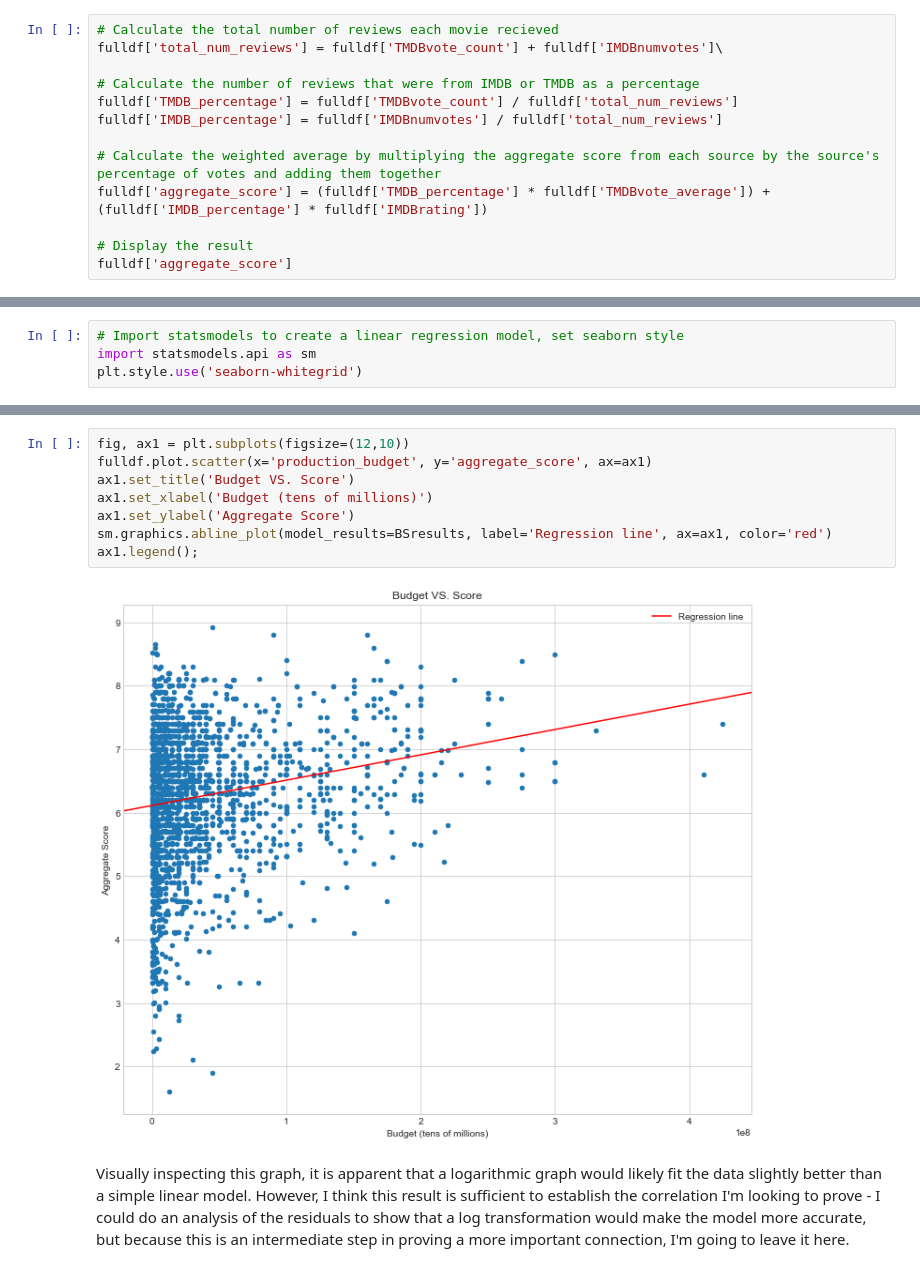
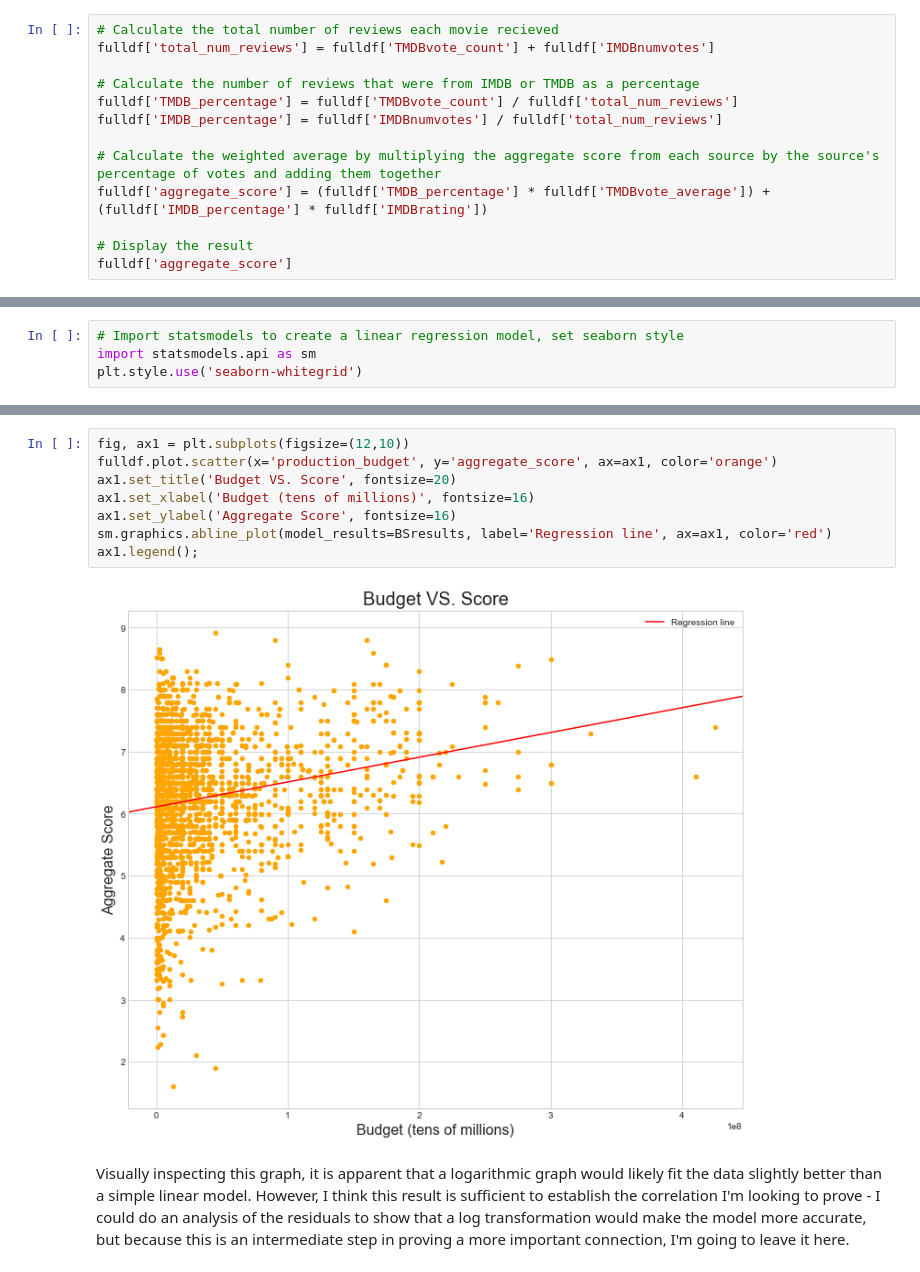
Before and after one commit to Davidkeebler/Real-Box-Office-Analysis, a Jupyter notebook: index.ipynb, the cells around one changed output, grey strips where cells are left out. Cells and saved outputs as stored; diff of their text form.

```diff
--- a/index.ipynb
+++ b/index.ipynb
@@ -219,7 +221,7 @@ The code I used to make that change was taken from [this incredibly helpful Stac
 I also want to simplify the ratings columns by combining the ratings from both sources together using a weighted average, based on the total number of reviews from each source. This shouldn't be too difficult for me to do.
 # %%
 # Calculate the total number of reviews each movie recieved
-fulldf['total_num_reviews'] = fulldf['TMDBvote_count'] + fulldf['IMDBnumvotes']\
+fulldf['total_num_reviews'] = fulldf['TMDBvote_count'] + fulldf['IMDBnumvotes']
 
 # Calculate the number of reviews that were from IMDB or TMDB as a percentage
 fulldf['TMDB_percentage'] = fulldf['TMDBvote_count'] / fulldf['total_num_reviews']
@@ -364,14 +370,14 @@ The p-statistics of the coefficients and the entire model are extremely low, mea
 Now, I will plot the linear regression like to show this result visually.
 # %%
 fig, ax1 = plt.subplots(figsize=(12,10))
-fulldf.plot.scatter(x='production_budget', y='aggregate_score', ax=ax1)
-ax1.set_title('Budget VS. Score')
-ax1.set_xlabel('Budget (tens of millions)')
-ax1.set_ylabel('Aggregate Score')
+fulldf.plot.scatter(x='production_budget', y='aggregate_score', ax=ax1, color='orange')
+ax1.set_title('Budget VS. Score', fontsize=20)
+ax1.set_xlabel('Budget (tens of millions)', fontsize=16)
+ax1.set_ylabel('Aggregate Score', fontsize=16)
 sm.graphics.abline_plot(model_results=BSresults, label='Regression line', ax=ax1, color='red')
 ax1.legend();
 # %% [output]
-[figure, old version]
+[figure, new version]
 # %% [markdown]
 Visually inspecting this graph, it is apparent that a logarithmic graph would likely fit the data slightly better than a simple linear model. However, I think this result is sufficient to establish the correlation I'm looking to prove - I could do an analysis of the residuals to show that a log transformation would make the model more accurate, but because this is an intermediate step in proving a more important connection, I'm going to leave it here.
 # %% [markdown]
```
Also changed, not shown: parts of 20 cells of this notebook.
